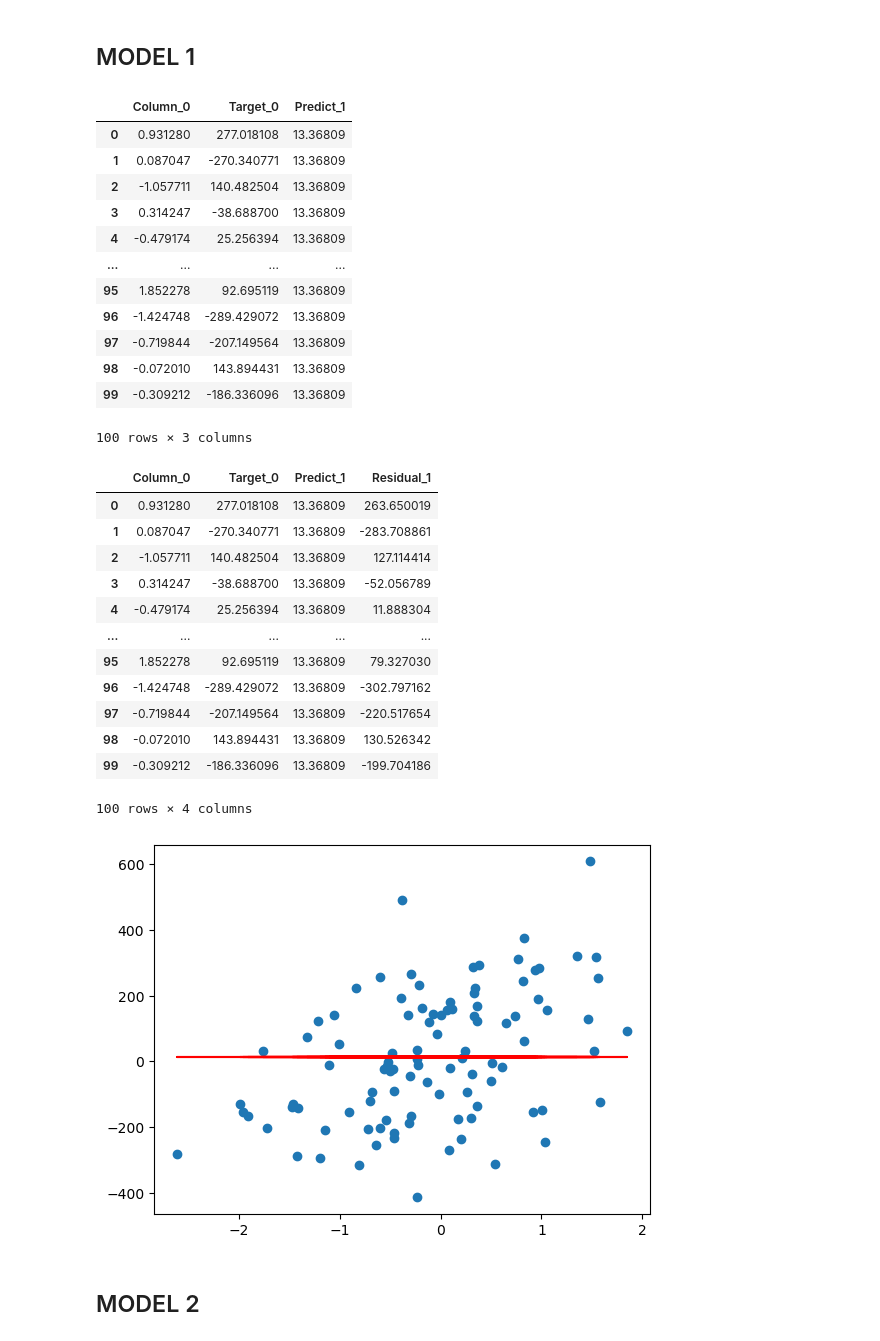
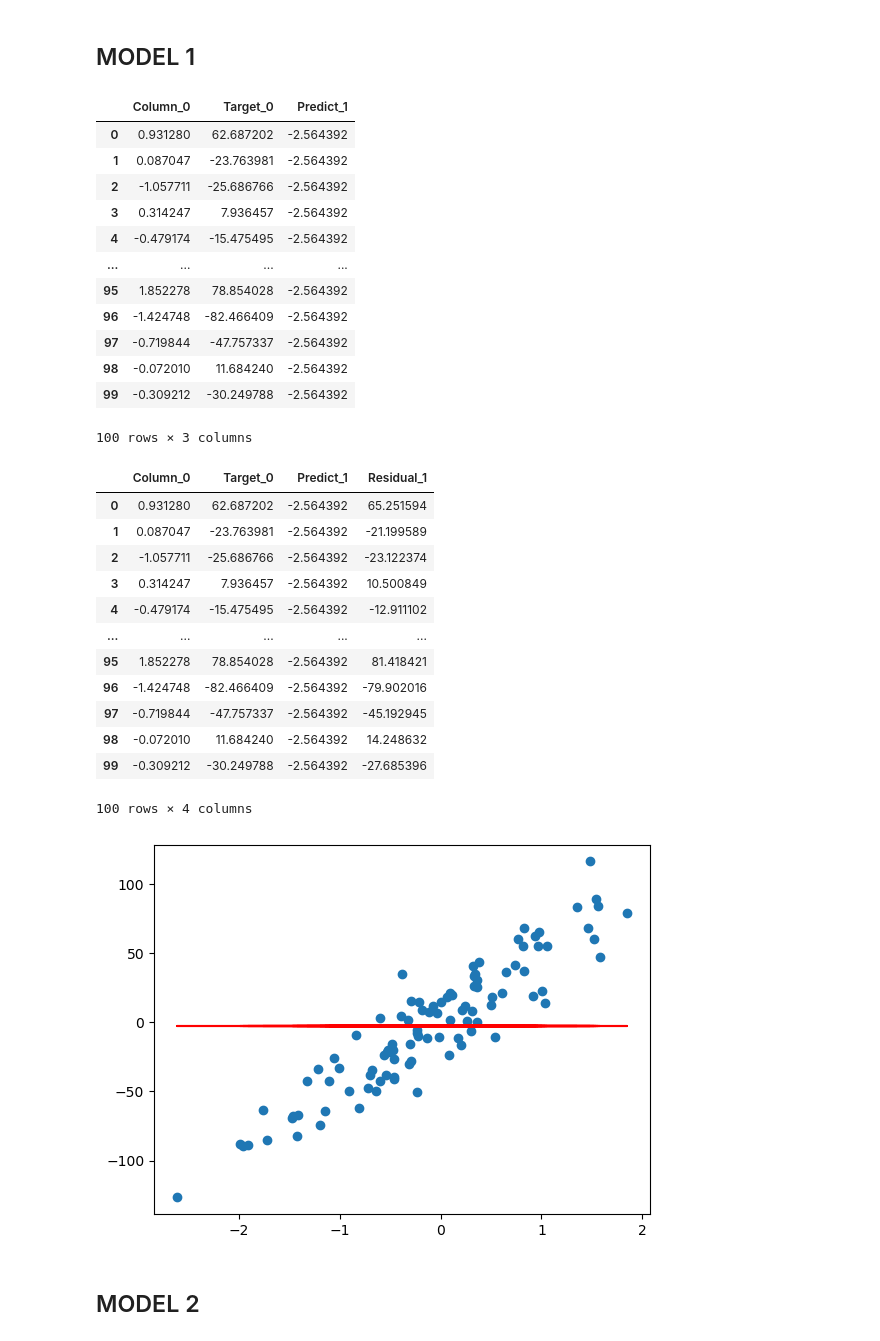
Before and after one commit to AmirPasha25/gradient-boosting, a Jupyter notebook: notebook/gradient_boosting.ipynb, the cells around one changed output. Cells and saved outputs as stored; diff of their text form; code cells hidden in the pictures.

```diff
--- a/notebook/gradient_boosting.ipynb
+++ b/notebook/gradient_boosting.ipynb
@@ -11,8 +14,7 @@ from pathlib import Path
 # %% [markdown]
 # IMPORTING DATA
 # %%
-from gradient_boosting import SyntheticData
-
-test = SyntheticData(noise=200)
-df = test.dataframe()
-df
+train = SyntheticData(n_samples=100, noise=20)
+test = SyntheticData(n_samples=100, noise=20)
+df_train= train.dataframe()
+df_test= test.dataframe()
@@ -43,47 +31,47 @@ plt.show()
 ## MODEL 1
 # %%
 # model 1 is always mean
-df["Predict_1"] = df["Target_0"].mean()
-df
+df_train["Predict_1"] = df_train["Target_0"].mean()
+df_train
 # %% [output]
 |  | Column_0 | Target_0 | Predict_1 |
-| 0 | 0.931280 | 277.018108 | 13.36809 |
-| 1 | 0.087047 | -270.340771 | 13.36809 |
-| 2 | -1.057711 | 140.482504 | 13.36809 |
-| 3 | 0.314247 | -38.688700 | 13.36809 |
-| 4 | -0.479174 | 25.256394 | 13.36809 |
+| 0 | 0.931280 | 62.687202 | -2.564392 |
+| 1 | 0.087047 | -23.763981 | -2.564392 |
+| 2 | -1.057711 | -25.686766 | -2.564392 |
+| 3 | 0.314247 | 7.936457 | -2.564392 |
+| 4 | -0.479174 | -15.475495 | -2.564392 |
 | ... | ... | ... | ... |
-| 95 | 1.852278 | 92.695119 | 13.36809 |
-| 96 | -1.424748 | -289.429072 | 13.36809 |
-| 97 | -0.719844 | -207.149564 | 13.36809 |
-| 98 | -0.072010 | 143.894431 | 13.36809 |
-| 99 | -0.309212 | -186.336096 | 13.36809 |
+| 95 | 1.852278 | 78.854028 | -2.564392 |
+| 96 | -1.424748 | -82.466409 | -2.564392 |
+| 97 | -0.719844 | -47.757337 | -2.564392 |
+| 98 | -0.072010 | 11.684240 | -2.564392 |
+| 99 | -0.309212 | -30.249788 | -2.564392 |
 100 rows × 3 columns
 # %%
 # Calculating the residual of model 1
-df["Residual_1"] = df["Target_0"] - df["Predict_1"]
-df
+df_train["Residual_1"] = df_train["Target_0"] - df_train["Predict_1"]
+df_train
 # %% [output]
 |  | Column_0 | Target_0 | Predict_1 | Residual_1 |
-| 0 | 0.931280 | 277.018108 | 13.36809 | 263.650019 |
-| 1 | 0.087047 | -270.340771 | 13.36809 | -283.708861 |
-| 2 | -1.057711 | 140.482504 | 13.36809 | 127.114414 |
-| 3 | 0.314247 | -38.688700 | 13.36809 | -52.056789 |
-| 4 | -0.479174 | 25.256394 | 13.36809 | 11.888304 |
+| 0 | 0.931280 | 62.687202 | -2.564392 | 65.251594 |
+| 1 | 0.087047 | -23.763981 | -2.564392 | -21.199589 |
+| 2 | -1.057711 | -25.686766 | -2.564392 | -23.122374 |
+| 3 | 0.314247 | 7.936457 | -2.564392 | 10.500849 |
+| 4 | -0.479174 | -15.475495 | -2.564392 | -12.911102 |
 | ... | ... | ... | ... | ... |
-| 95 | 1.852278 | 92.695119 | 13.36809 | 79.327030 |
-| 96 | -1.424748 | -289.429072 | 13.36809 | -302.797162 |
-| 97 | -0.719844 | -207.149564 | 13.36809 | -220.517654 |
-| 98 | -0.072010 | 143.894431 | 13.36809 | 130.526342 |
-| 99 | -0.309212 | -186.336096 | 13.36809 | -199.704186 |
+| 95 | 1.852278 | 78.854028 | -2.564392 | 81.418421 |
+| 96 | -1.424748 | -82.466409 | -2.564392 | -79.902016 |
+| 97 | -0.719844 | -47.757337 | -2.564392 | -45.192945 |
+| 98 | -0.072010 | 11.684240 | -2.564392 | 14.248632 |
+| 99 | -0.309212 | -30.249788 | -2.564392 | -27.685396 |
 100 rows × 4 columns
 # %%
 # Plotting the best fit line using
-plt.scatter(df["Column_0"], df["Target_0"])
-plt.plot(df["Column_0"], df["Predict_1"], color = "red")
+plt.scatter(df_train["Column_0"], df_train["Target_0"])
+plt.plot(df_train["Column_0"], df_train["Predict_1"], color = "red")
 plt.show()
 # %% [output]
-[figure, old version]
+[figure, new version]
 # %% [markdown]
 ## MODEL 2
 # %%
```
Also changed, not shown: parts of 15 cells of this notebook.
